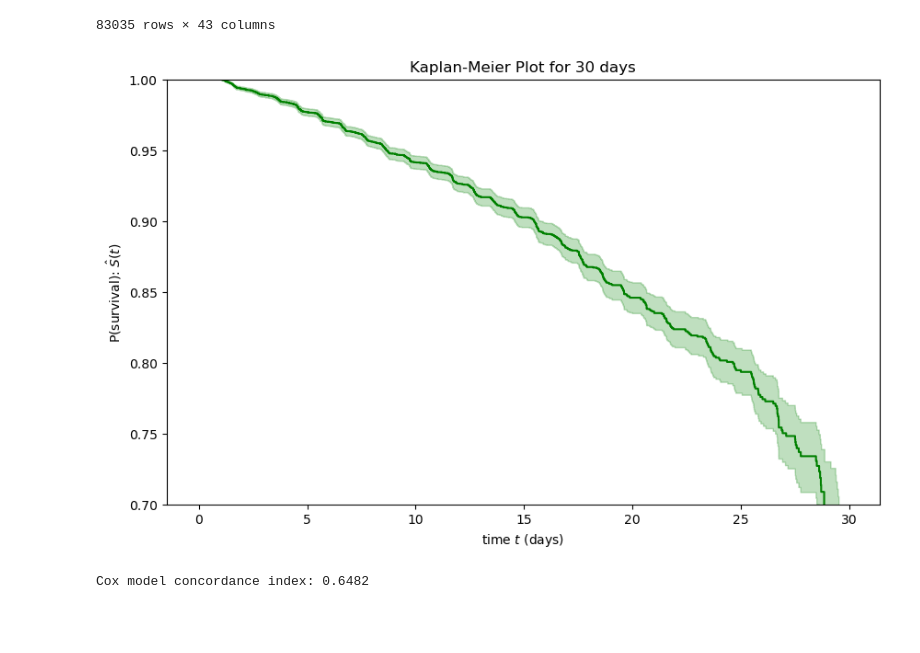
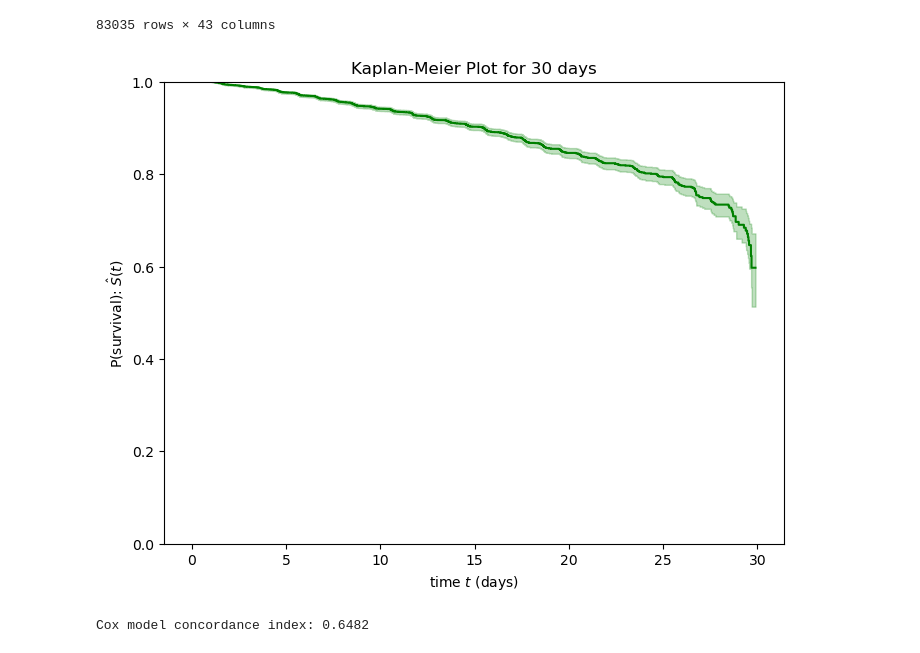
Before and after one commit to aszatrowski/predicting-cdiff, a Jupyter notebook: survival_analysis.ipynb, the cells around one changed output. Drawn from its saved outputs; the diff is of its cells as text; code cells hidden in the pictures; blank space fills up the shorter version.

Commit message:
minor last minute edits to plots

```diff
--- a/survival_analysis.ipynb
+++ b/survival_analysis.ipynb
@@ -73,17 +73,17 @@ y_val = val_df[['cdiff_survival_flag', 'survival_time']]
 # %%
 time, survival_prob, conf_int = kaplan_meier_estimator(
     y_val['cdiff_survival_flag'], y_val['survival_time'], conf_type="log-log"
 )
-plt.figure(figsize=(10, 6))
+plt.figure(figsize=(8, 6))
 plt.step(time, survival_prob, color = "green")
 plt.fill_between(time, conf_int[0], conf_int[1], alpha=0.25, step="post", color = "green")
-plt.ylim(0.7, 1)
+plt.ylim(0, 1)
 plt.title("Kaplan-Meier Plot for 30 days")
 plt.ylabel(r"P(survival): $\hat{S}(t)$")
 plt.xlabel("time $t$ (days)")
 plt.show()
 # %% [output]
-[figure, old version]
+[figure, new version]
 # %%
 y_array_event_time = np.array(
     list(zip(y_train['cdiff_survival_flag'], y_train['survival_time'])),
```
Also changed, not shown: 2 other files.
